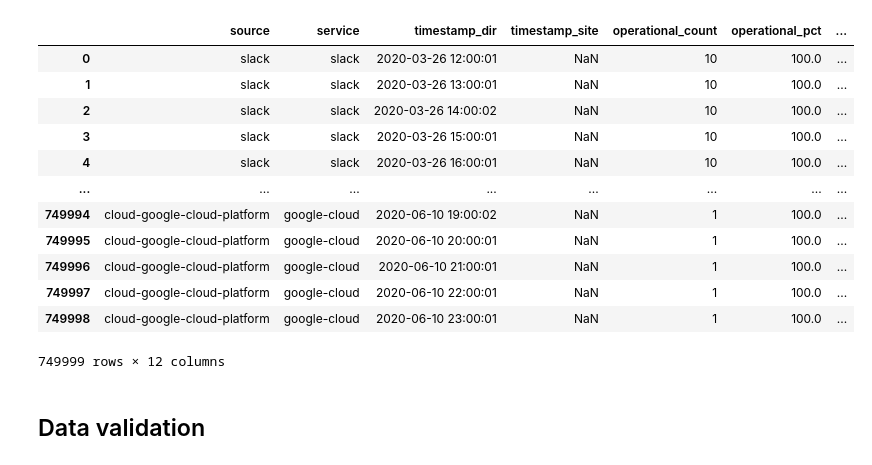
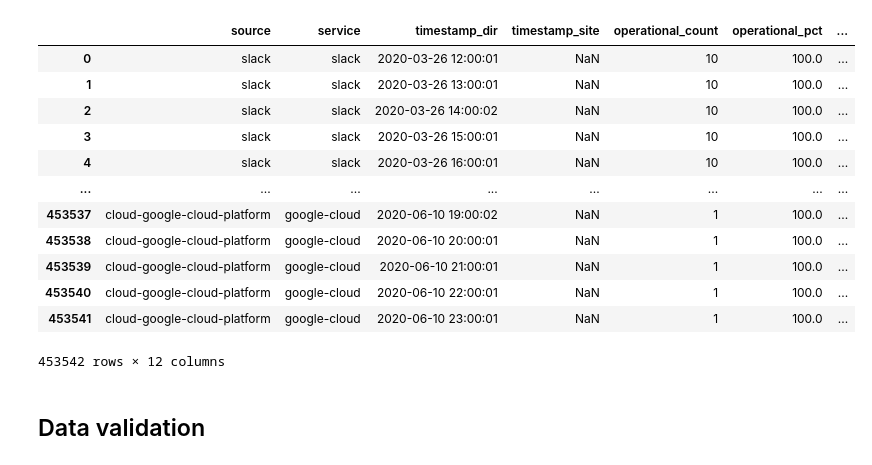
Before and after one commit to shanemin/thesis-msc-cloud-failures, a Jupyter notebook: scripts/stats/analysis.ipynb, the cells around one changed output. Drawn from its saved outputs; the diff is of its cells as text; code cells hidden in the pictures.

```diff
--- a/scripts/stats/analysis.ipynb
+++ b/scripts/stats/analysis.ipynb
@@ -19,26 +19,26 @@ from statsmodels.distributions.empirical_distribution import ECDF
 
 %matplotlib inline
 # %%
-df = pd.read_csv('/home/shane/Documents/thesis/output/final/failures.csv', parse_dates=['timestamp_dir'])
+df = pd.read_csv('/home/shane/Documents/thesis/output/final/failures2.csv', parse_dates=['timestamp_dir'])
 df['operational_pct'] = df['operational_pct'].astype('float') * 100
 df['partial_pct'] = df['partial_pct'].astype('float') * 100
 df['major_pct'] = df['major_pct'].astype('float') * 100
 df['maint_pct'] = df['maint_pct'].astype('float') * 100
 df
 # %% [output]
 |  | source | service | timestamp_dir | timestamp_site | operational_count | operational_pct | ... |
 | 0 | slack | slack | 2020-03-26 12:00:01 | NaN | 10 | 100.0 | ... |
 | 1 | slack | slack | 2020-03-26 13:00:01 | NaN | 10 | 100.0 | ... |
 | 2 | slack | slack | 2020-03-26 14:00:02 | NaN | 10 | 100.0 | ... |
 | 3 | slack | slack | 2020-03-26 15:00:01 | NaN | 10 | 100.0 | ... |
 | 4 | slack | slack | 2020-03-26 16:00:01 | NaN | 10 | 100.0 | ... |
 | ... | ... | ... | ... | ... | ... | ... | ... |
-| 749994 | cloud-google-cloud-platform | google-cloud | 2020-06-10 19:00:02 | NaN | 1 | 100.0 | ... |
-| 749995 | cloud-google-cloud-platform | google-cloud | 2020-06-10 20:00:01 | NaN | 1 | 100.0 | ... |
-| 749996 | cloud-google-cloud-platform | google-cloud | 2020-06-10 21:00:01 | NaN | 1 | 100.0 | ... |
-| 749997 | cloud-google-cloud-platform | google-cloud | 2020-06-10 22:00:01 | NaN | 1 | 100.0 | ... |
-| 749998 | cloud-google-cloud-platform | google-cloud | 2020-06-10 23:00:01 | NaN | 1 | 100.0 | ... |
+| 453537 | cloud-google-cloud-platform | google-cloud | 2020-06-10 19:00:02 | NaN | 1 | 100.0 | ... |
+| 453538 | cloud-google-cloud-platform | google-cloud | 2020-06-10 20:00:01 | NaN | 1 | 100.0 | ... |
+| 453539 | cloud-google-cloud-platform | google-cloud | 2020-06-10 21:00:01 | NaN | 1 | 100.0 | ... |
+| 453540 | cloud-google-cloud-platform | google-cloud | 2020-06-10 22:00:01 | NaN | 1 | 100.0 | ... |
+| 453541 | cloud-google-cloud-platform | google-cloud | 2020-06-10 23:00:01 | NaN | 1 | 100.0 | ... |
-749999 rows × 12 columns
+453542 rows × 12 columns
 # %% [markdown]
 ## Data validation
 # %% [markdown]
```
Also changed, not shown: parts of 30 cells of this notebook, 8 other files.
